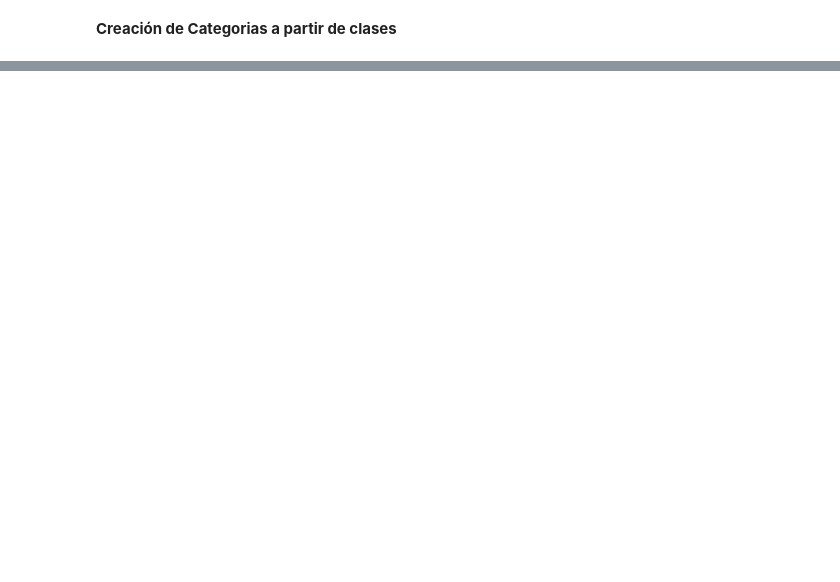
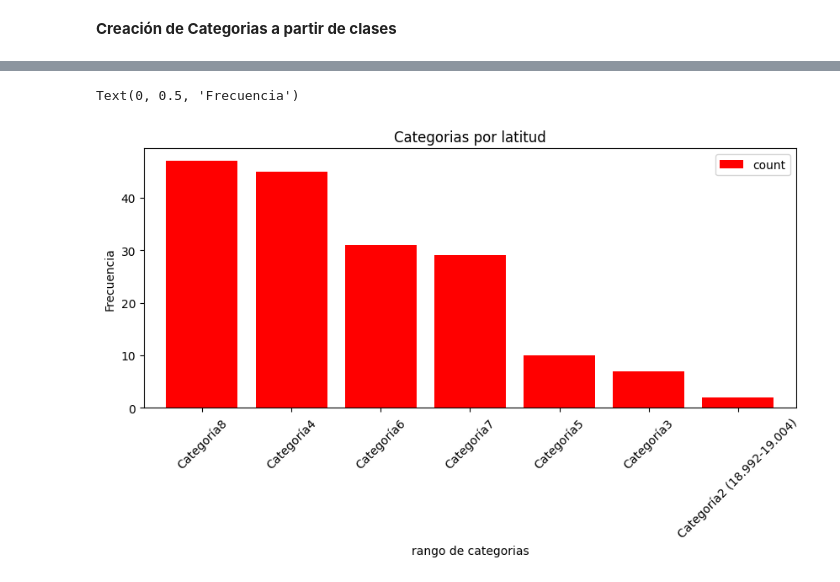
Before and after one commit to freddy-7777/Modelado_de_Procesos_de_Negocio_2025, a Jupyter notebook: 4_Extracción_de_Características.ipynb, the cells around one changed output, grey strips where cells are left out. Saved outputs shown, nothing was run; the diff lists cells and outputs as text; code cells hidden in the pictures; blank space fills up the shorter version.

```diff
--- a/4_Extracción_de_Características.ipynb
+++ b/4_Extracción_de_Características.ipynb
@@ -140,6 +179,6 @@ intervalos
 # %%
 #Creamos las categorías
-categorias= ["Categoría1", "Categoría2","Categoría3", "Categoría4",
+categorias= ["Categoría1 (18.98-18.992)", "Categoría2 (18.992-19.004)","Categoría3", "Categoría4",
              "Categoría5", "Categoría6","Categoría7", "Categoría8"]
 # %%
 #Finalmente creamos las categorías en la columna numérica
@@ -165,0 +205,4 @@ Categories (8, object): ['Categoría1' < 'Categoría2' < 'Categoría3' < 'Catego
+# %%
+#Obtengo un análisis univariado de las variables categóricas
+Tabla_freq = Micro_Retailer['_latitude'].value_counts().reset_index()
+Tabla_freq
@@ -165,0 +219,4 @@ Categories (8, object): ['Categoría1' < 'Categoría2' < 'Categoría3' < 'Catego
+# %%
+#Obtengo un filtro de los valores más reelevantes de la variable categórica seleccionada
+Filtro= Tabla_freq[Tabla_freq['count']>0]
+Filtro
@@ -165,0 +232,4 @@ Categories (8, object): ['Categoría1' < 'Categoría2' < 'Categoría3' < 'Catego
+# %%
+#Ajusto el indice de mi dataframe
+Filtro_index= Filtro.set_index('_latitude')
+Filtro_index
@@ -165,0 +246,9 @@ Categories (8, object): ['Categoría1' < 'Categoría2' < 'Categoría3' < 'Catego
+# %%
+#Realizamos grafico de barras del dataframe filtrado
+Filtro_index.plot(kind = 'bar', width=0.8, figsize=(10,4), color= "red", rot=45)
+plt.title('Categorias por latitud')
+plt.xlabel('rango de categorias')
+plt.ylabel('Frecuencia')
+# %% [output]
+Text(0, 0.5, 'Frecuencia')
+[figure, added]
```
Also changed, not shown: parts of 13 cells of this notebook.
